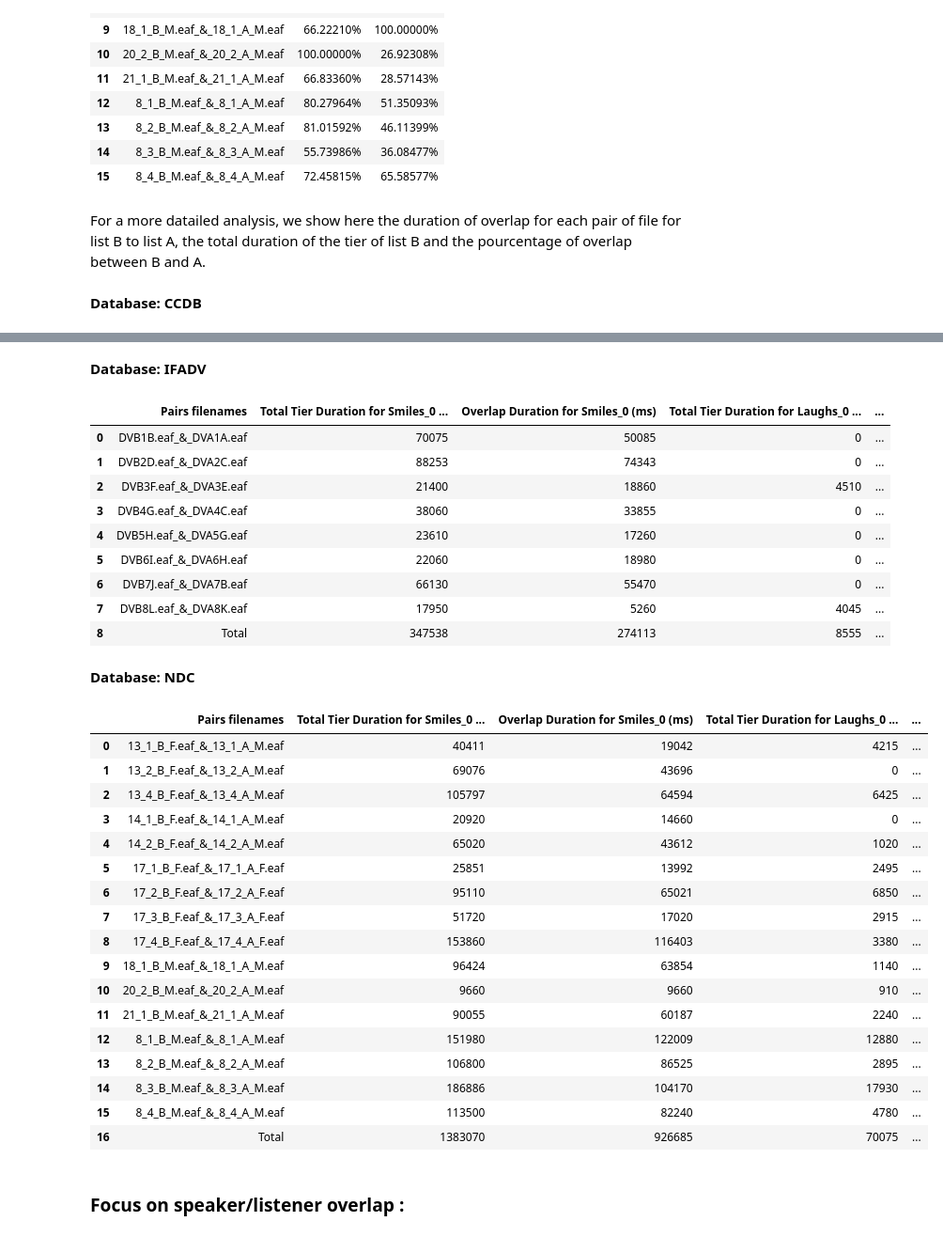
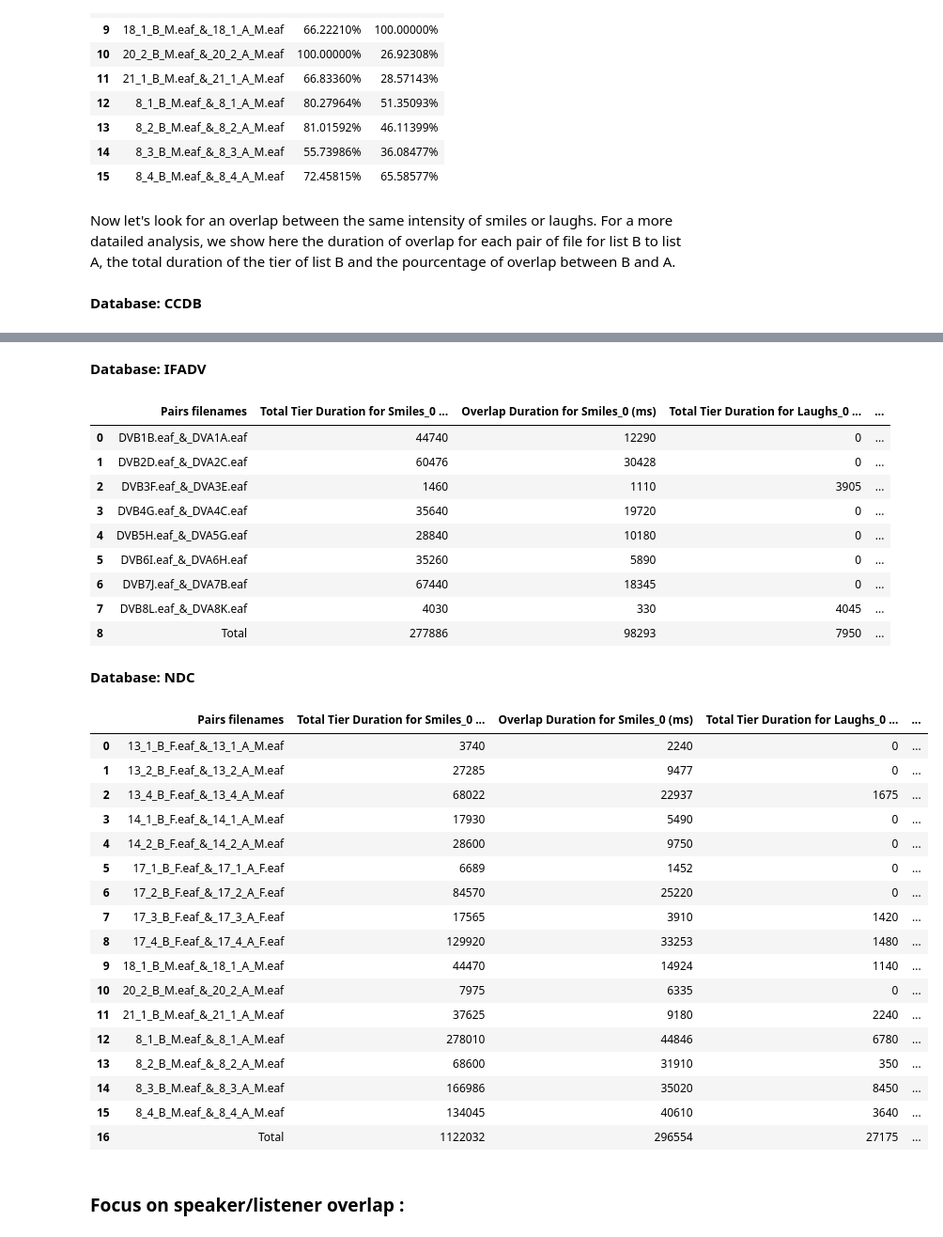
Before and after one commit to LucileVincent/S-L-Dynamics-Analysis, a Jupyter notebook: Overlapping_analysis.ipynb, the cells around one changed output, grey strips where cells are left out. Shown: that part at 94% size. Saved outputs shown, nothing was run; the diff lists cells and outputs as text; code cells hidden in the pictures.

```diff
--- a/Overlapping_analysis.ipynb
+++ b/Overlapping_analysis.ipynb
@@ -390,7 +394,7 @@ for database, df in dataframes.items():
 | 14 | 8_3_B_M.eaf_&_8_3_A_M.eaf | 55.73986% | 36.08477% |
 | 15 | 8_4_B_M.eaf_&_8_4_A_M.eaf | 72.45815% | 65.58577% |
 # %% [markdown]
-For a more datailed analysis, we show here the duration of overlap for each pair of file for list B to list A, the total duration of the tier of list B and the pourcentage of overlap between B and A.
+Now let's look for an overlap between the same intensity of smiles or laughs. For a more datailed analysis, we show here the duration of overlap for each pair of file for list B to list A, the total duration of the tier of list B and the pourcentage of overlap between B and A.
 # %%
 lstA = {}
 lstB = {}
@@ -445,17 +449,21 @@ for database, dataset_dict in overlapping_segments_dict.items():
                 total_duration = 0
                 overlap_duration = 0
                 for segmentA, segmentB in segments.items():
-                    total_duration += segmentA[1] - segmentA[0]
                     for seg in segmentB:
-                        if seg[0] > segmentA[0] and seg[1] < segmentA[1]:
-                            overlap_duration += seg[1] - seg[0]
-                        elif seg[0] < segmentA[0] and seg[1] > segmentA[1]:
-                            overlap_duration += segmentA[1] - segmentA[0]
-                        elif seg[0] < segmentA[0] and seg[1] < segmentA[1]:
-                            overlap_duration += seg[1] - segmentA[0]
-                        elif seg[0] > segmentA[0] and seg[1] > segmentA[1]:
-                            overlap_duration += segmentA[1] - seg[0]
-                percentage = overlap_duration / total_duration * 100
+                        if seg[2].replace(" ", "") == segmentA[2].replace(" ", ""):
+                            if seg[0] > segmentA[0] and seg[1] < segmentA[1]:
+                                overlap_duration += seg[1] - seg[0]
+                            elif seg[0] < segmentA[0] and seg[1] > segmentA[1]:
+                                overlap_duration += segmentA[1] - segmentA[0]
+                            elif seg[0] < segmentA[0] and seg[1] < segmentA[1]:
+                                overlap_duration += seg[1] - segmentA[0]
+                            elif seg[0] > segmentA[0] and seg[1] > segmentA[1]:
+                                overlap_duration += segmentA[1] - seg[0]
+                            total_duration += segmentA[1] - segmentA[0]
+                if total_duration == 0:
+                    percentage = 0
+                else:
+                    percentage = overlap_duration / total_duration * 100
             data[tier].append({
                 'Pairs filenames': pair_name,
                 f'Overlap Percentage for {tier} (%)': percentage,
@@ -501,33 +509,33 @@ for database, df in dataframes.items():
 **Database: IFADV**
 |  | Pairs filenames | Total Tier Duration for Smiles_0 ... | Overlap Duration for Smiles_0 (ms) | Total Tier Duration for Laughs_0 ... | ... |
-| 0 | DVB1B.eaf_&_DVA1A.eaf | 70075 | 50085 | 0 | ... |
-| 1 | DVB2D.eaf_&_DVA2C.eaf | 88253 | 74343 | 0 | ... |
-| 2 | DVB3F.eaf_&_DVA3E.eaf | 21400 | 18860 | 4510 | ... |
-| 3 | DVB4G.eaf_&_DVA4C.eaf | 38060 | 33855 | 0 | ... |
-| 4 | DVB5H.eaf_&_DVA5G.eaf | 23610 | 17260 | 0 | ... |
-| 5 | DVB6I.eaf_&_DVA6H.eaf | 22060 | 18980 | 0 | ... |
-| 6 | DVB7J.eaf_&_DVA7B.eaf | 66130 | 55470 | 0 | ... |
-| 7 | DVB8L.eaf_&_DVA8K.eaf | 17950 | 5260 | 4045 | ... |
-| 8 | Total | 347538 | 274113 | 8555 | ... |
+| 0 | DVB1B.eaf_&_DVA1A.eaf | 44740 | 12290 | 0 | ... |
+| 1 | DVB2D.eaf_&_DVA2C.eaf | 60476 | 30428 | 0 | ... |
+| 2 | DVB3F.eaf_&_DVA3E.eaf | 1460 | 1110 | 3905 | ... |
+| 3 | DVB4G.eaf_&_DVA4C.eaf | 35640 | 19720 | 0 | ... |
+| 4 | DVB5H.eaf_&_DVA5G.eaf | 28840 | 10180 | 0 | ... |
+| 5 | DVB6I.eaf_&_DVA6H.eaf | 35260 | 5890 | 0 | ... |
+| 6 | DVB7J.eaf_&_DVA7B.eaf | 67440 | 18345 | 0 | ... |
+| 7 | DVB8L.eaf_&_DVA8K.eaf | 4030 | 330 | 4045 | ... |
+| 8 | Total | 277886 | 98293 | 7950 | ... |
 **Database: NDC**
 |  | Pairs filenames | Total Tier Duration for Smiles_0 ... | Overlap Duration for Smiles_0 (ms) | Total Tier Duration for Laughs_0 ... | ... |
-| 0 | 13_1_B_F.eaf_&_13_1_A_M.eaf | 40411 | 19042 | 4215 | ... |
-| 1 | 13_2_B_F.eaf_&_13_2_A_M.eaf | 69076 | 43696 | 0 | ... |
-| 2 | 13_4_B_F.eaf_&_13_4_A_M.eaf | 105797 | 64594 | 6425 | ... |
-| 3 | 14_1_B_F.eaf_&_14_1_A_M.eaf | 20920 | 14660 | 0 | ... |
-| 4 | 14_2_B_F.eaf_&_14_2_A_M.eaf | 65020 | 43612 | 1020 | ... |
-| 5 | 17_1_B_F.eaf_&_17_1_A_F.eaf | 25851 | 13992 | 2495 | ... |
-| 6 | 17_2_B_F.eaf_&_17_2_A_F.eaf | 95110 | 65021 | 6850 | ... |
-| 7 | 17_3_B_F.eaf_&_17_3_A_F.eaf | 51720 | 17020 | 2915 | ... |
-| 8 | 17_4_B_F.eaf_&_17_4_A_F.eaf | 153860 | 116403 | 3380 | ... |
-| 9 | 18_1_B_M.eaf_&_18_1_A_M.eaf | 96424 | 63854 | 1140 | ... |
-| 10 | 20_2_B_M.eaf_&_20_2_A_M.eaf | 9660 | 9660 | 910 | ... |
-| 11 | 21_1_B_M.eaf_&_21_1_A_M.eaf | 90055 | 60187 | 2240 | ... |
-| 12 | 8_1_B_M.eaf_&_8_1_A_M.eaf | 151980 | 122009 | 12880 | ... |
-| 13 | 8_2_B_M.eaf_&_8_2_A_M.eaf | 106800 | 86525 | 2895 | ... |
-| 14 | 8_3_B_M.eaf_&_8_3_A_M.eaf | 186886 | 104170 | 17930 | ... |
-| 15 | 8_4_B_M.eaf_&_8_4_A_M.eaf | 113500 | 82240 | 4780 | ... |
-| 16 | Total | 1383070 | 926685 | 70075 | ... |
+| 0 | 13_1_B_F.eaf_&_13_1_A_M.eaf | 3740 | 2240 | 0 | ... |
+| 1 | 13_2_B_F.eaf_&_13_2_A_M.eaf | 27285 | 9477 | 0 | ... |
+| 2 | 13_4_B_F.eaf_&_13_4_A_M.eaf | 68022 | 22937 | 1675 | ... |
+| 3 | 14_1_B_F.eaf_&_14_1_A_M.eaf | 17930 | 5490 | 0 | ... |
+| 4 | 14_2_B_F.eaf_&_14_2_A_M.eaf | 28600 | 9750 | 0 | ... |
+| 5 | 17_1_B_F.eaf_&_17_1_A_F.eaf | 6689 | 1452 | 0 | ... |
+| 6 | 17_2_B_F.eaf_&_17_2_A_F.eaf | 84570 | 25220 | 0 | ... |
+| 7 | 17_3_B_F.eaf_&_17_3_A_F.eaf | 17565 | 3910 | 1420 | ... |
+| 8 | 17_4_B_F.eaf_&_17_4_A_F.eaf | 129920 | 33253 | 1480 | ... |
+| 9 | 18_1_B_M.eaf_&_18_1_A_M.eaf | 44470 | 14924 | 1140 | ... |
+| 10 | 20_2_B_M.eaf_&_20_2_A_M.eaf | 7975 | 6335 | 0 | ... |
+| 11 | 21_1_B_M.eaf_&_21_1_A_M.eaf | 37625 | 9180 | 2240 | ... |
+| 12 | 8_1_B_M.eaf_&_8_1_A_M.eaf | 278010 | 44846 | 6780 | ... |
+| 13 | 8_2_B_M.eaf_&_8_2_A_M.eaf | 68600 | 31910 | 350 | ... |
+| 14 | 8_3_B_M.eaf_&_8_3_A_M.eaf | 166986 | 35020 | 8450 | ... |
+| 15 | 8_4_B_M.eaf_&_8_4_A_M.eaf | 134045 | 40610 | 3640 | ... |
+| 16 | Total | 1122032 | 296554 | 27175 | ... |
 # %% [markdown]
 ### Focus on speaker/listener overlap :
 # %% [markdown]
```
Also changed, not shown: parts of 19 cells of this notebook, 4 other files.
